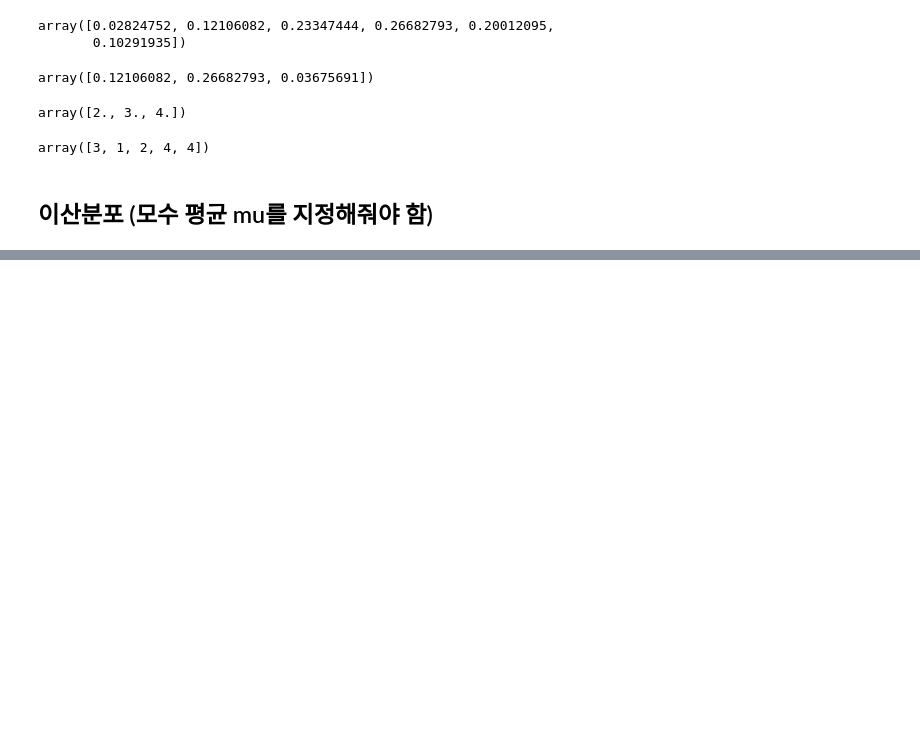
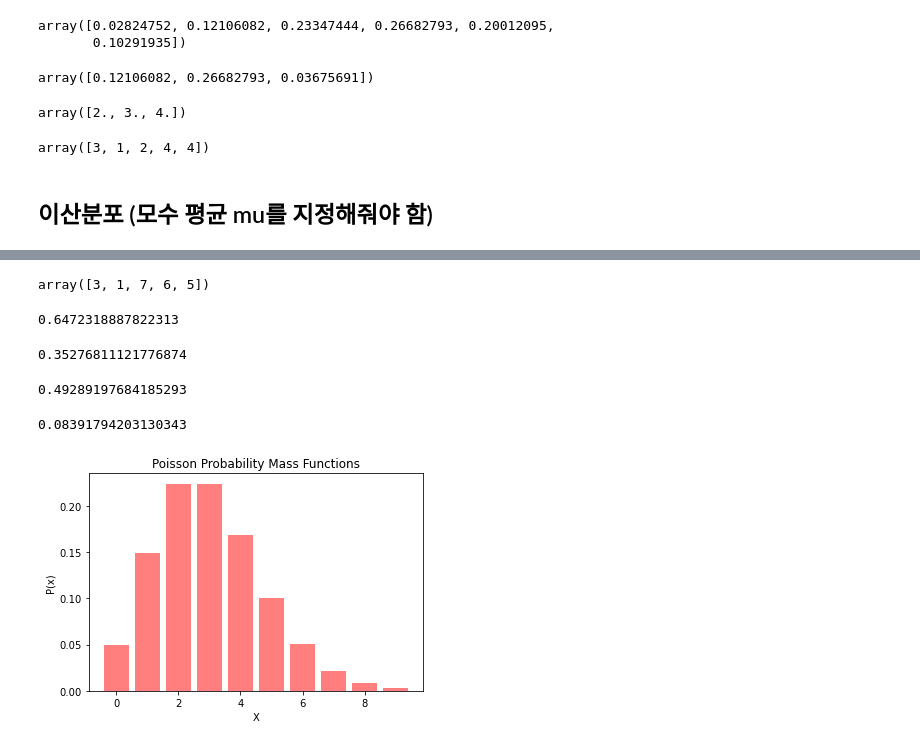
Before and after one commit to hellosunil/TIL-Today-I-Learned-, a Jupyter notebook: Python 통계 프로그래밍.ipynb, the cells around one changed output, grey strips where cells are left out. Drawn from its saved outputs; the diff is of its cells as text; code cells hidden in the pictures; blank space fills up the shorter version.

```diff
--- a/Python 통계 프로그래밍.ipynb
+++ b/Python 통계 프로그래밍.ipynb
@@ -2011,0 +2028,35 @@ array([3, 1, 2, 4, 4])
+# %%
+#평균 3인 포아송, 난수 5개 얻기
+stats.poisson.rvs(mu=3, size=5)
+# %% [output]
+array([3, 1, 7, 6, 5])
+# %%
+#평균 3인 포아송, P(X<=3) 구하기
+stats.poisson.cdf(mu=3, k=3)
+# %% [output]
+0.6472318887822313
+# %%
+#평균 3인 포아송, P(X>4) 구하기
+1 - stats.poisson.cdf(mu=3, k=3)
+# %% [output]
+0.35276811121776874
+# %%
+#평균 3인 포아송, P(3<=X<=5) 구하기
+stats.poisson.cdf(mu=3,k=5) - stats.poisson.cdf(mu=3,k=2)
+# %% [output]
+0.49289197684185293
+# %%
+#평균 3인 포아송, P(X>5) 구하기
+1 - stats.poisson.cdf(mu=3,k=5)
+# %% [output]
+0.08391794203130343
+# %%
+#평균 3인 포아송, 확률질량함수 구하기
+bins = np.arange(0,10,1)   #연속형 변수가 아니기 때문에, np.linspace가 아니라 arange로
+y = stats.poisson.pmf(mu=3, k=x)
+plt.bar(bins,y,color='red', alpha=0.5)
+plt.title('Poisson Probability Mass Functions')
+plt.xlabel('X');plt.ylabel('P(x)')
+plt.show()
+# %% [output]
+[figure, added]
```
Also changed, not shown: parts of 38 cells of this notebook.
